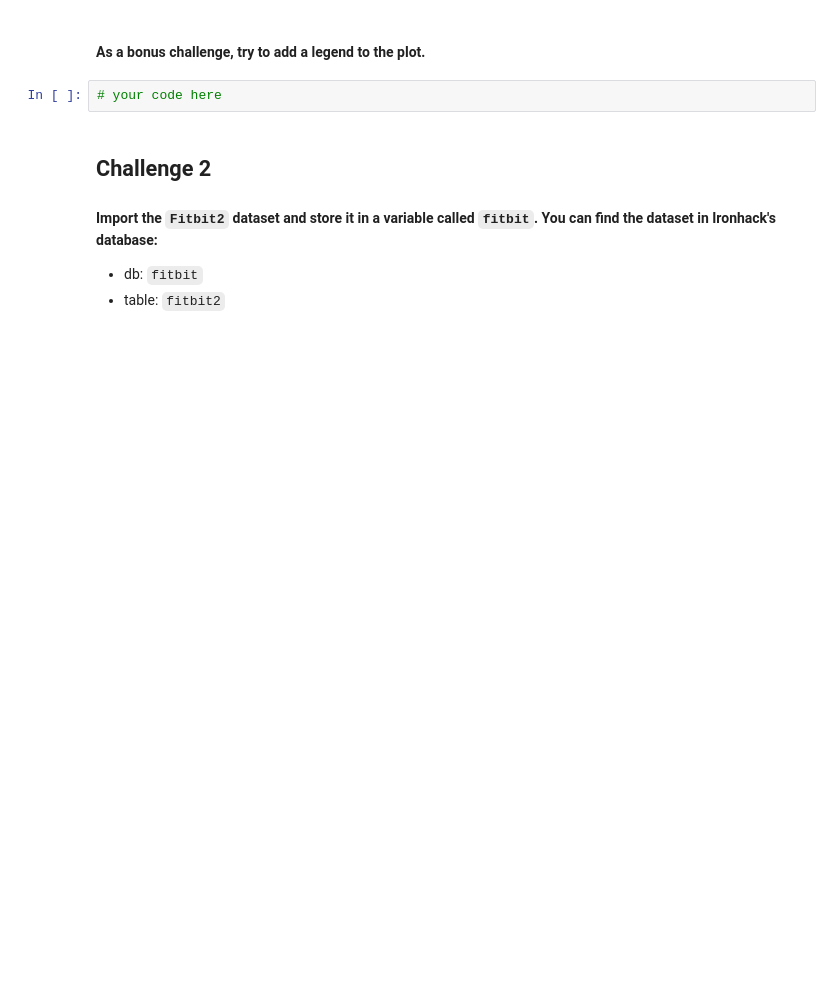
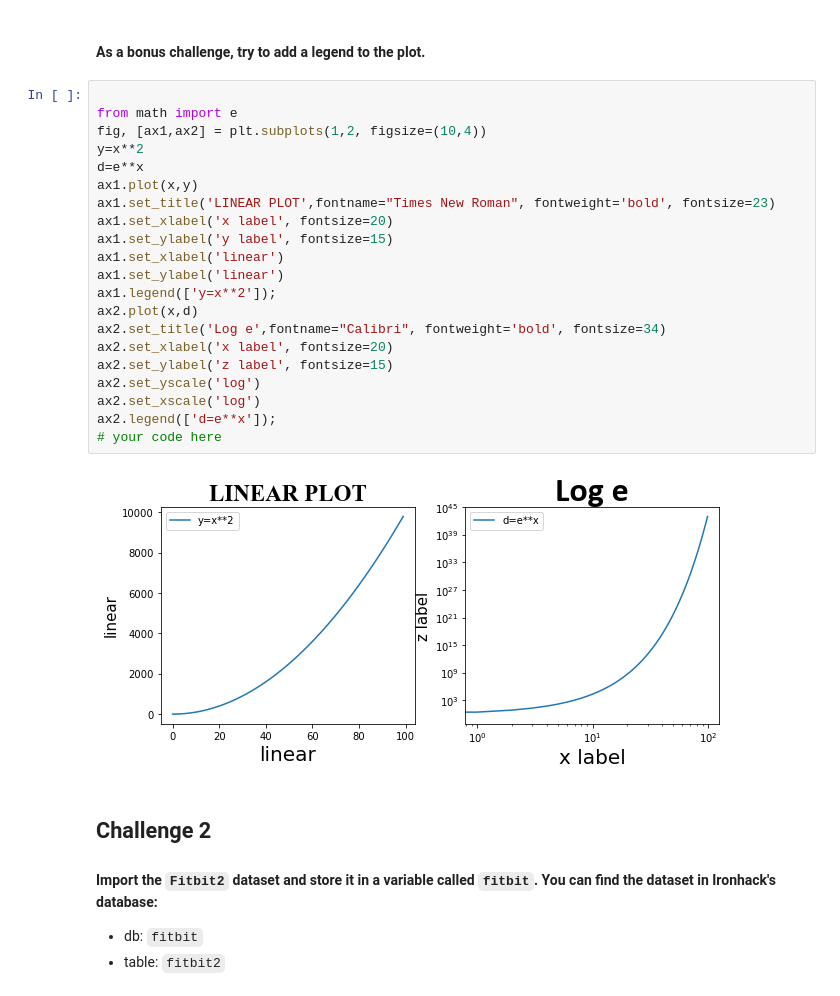
Before and after one commit to DiegoMerello/dataptmad1121_labs, a Jupyter notebook: module-2/matplotlib-seaborn/your-code/main.ipynb, the cells around one changed output. Saved outputs shown, nothing was run; the diff lists cells and outputs as text; blank space fills up the shorter version.

```diff
--- a/module-2/matplotlib-seaborn/your-code/main.ipynb
+++ b/module-2/matplotlib-seaborn/your-code/main.ipynb
@@ -115,7 +117,28 @@ plt.plot(x,d)
 # %% [markdown]
 #### As a bonus challenge, try to add a legend to the plot.
-# %%
-# your code here
+# %%
+
+from math import e
+fig, [ax1,ax2] = plt.subplots(1,2, figsize=(10,4))
+y=x**2
+d=e**x
+ax1.plot(x,y)
+ax1.set_title('LINEAR PLOT',fontname="Times New Roman", fontweight='bold', fontsize=23)
+ax1.set_xlabel('x label', fontsize=20)
+ax1.set_ylabel('y label', fontsize=15)
+ax1.set_xlabel('linear')
+ax1.set_ylabel('linear')
+ax1.legend(['y=x**2']);
+ax2.plot(x,d)
+ax2.set_title('Log e',fontname="Calibri", fontweight='bold', fontsize=34)
+ax2.set_xlabel('x label', fontsize=20)
+ax2.set_ylabel('z label', fontsize=15)
+ax2.set_yscale('log')
+ax2.set_xscale('log')
+ax2.legend(['d=e**x']);
+# your code here
+# %% [output]
+[figure, added]
 # %% [markdown]
 ## Challenge 2
 #### Import the `Fitbit2` dataset and store it in a variable called `fitbit`. You can find the dataset in Ironhack's database:
```
Also changed, not shown: parts of 7 cells of this notebook.
